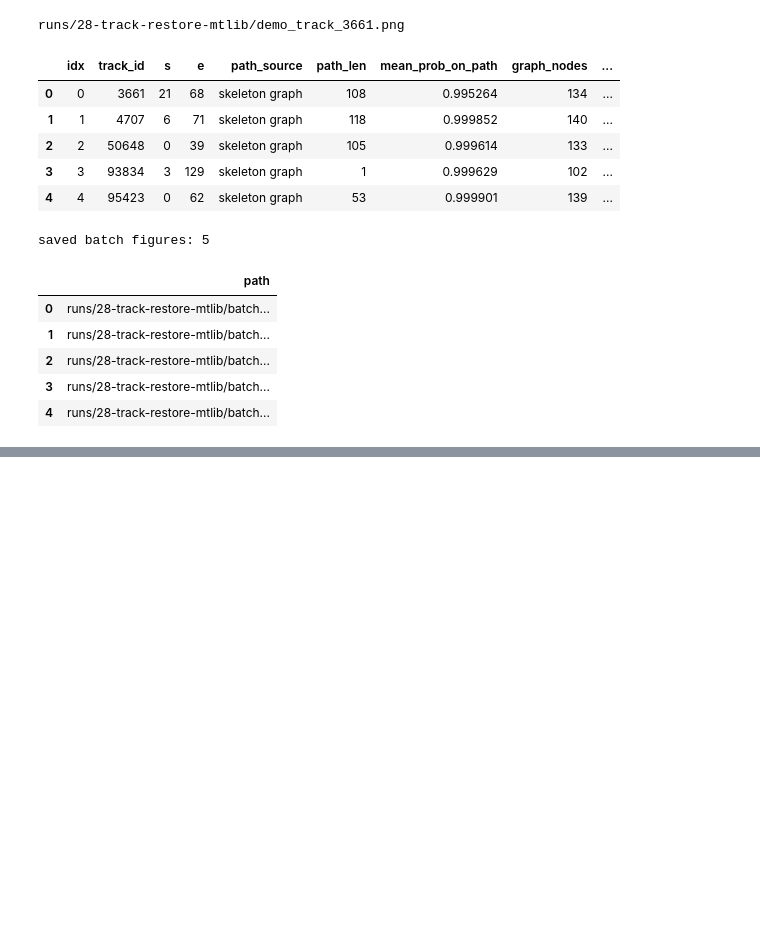
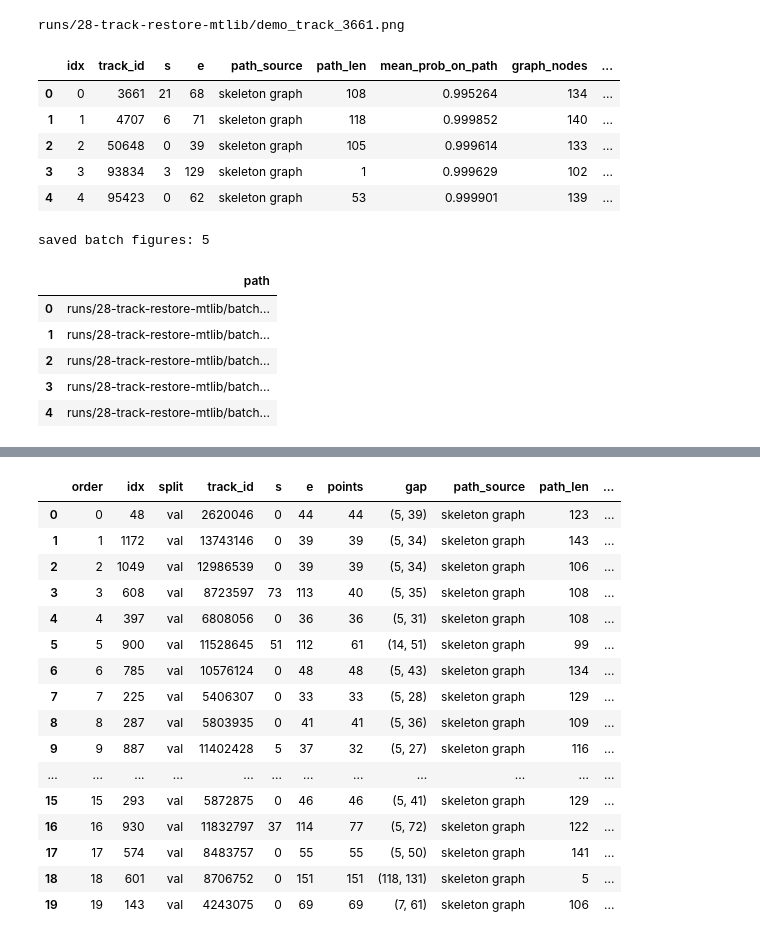
Before and after one commit to mvodya/marinetime-tracer, a Jupyter notebook: research/28b-track-restore-mtlib.ipynb, the cells around one changed output, grey strips where cells are left out. Drawn from its saved outputs; the diff is of its cells as text; code cells hidden in the pictures; blank space fills up the shorter version.

```diff
--- a/research/28b-track-restore-mtlib.ipynb
+++ b/research/28b-track-restore-mtlib.ipynb
@@ -253,0 +291,76 @@ plt.show()
+# %%
+from tqdm.auto import tqdm
+
+try:
+    h5_is_open = bool(h5.id.valid)
+except NameError:
+    h5_is_open = False
+
+if not h5_is_open:
+    h5 = h5py.File(DATASET_PATH, 'r')
+
+mass_rows = []
+for order, idx in enumerate(tqdm(mass_indices, desc='Generate route figures')):
+    example = mass_ds[idx]
+    meta = example['meta']
+    fragment = read_track_fragment(
+        h5,
+        mass_ds.track_index,
+        meta['track_id'],
+        meta['s'],
+        meta['e'],
+    )
+    prob_map, result = predict_and_extract_route(
+        model,
+        example,
+        fragment,
+        grid_cfg=grid_cfg,
+        device=device,
+        extract_config=extract_cfg,
+    )
+
+    gap = tuple(meta['gaps'][0])
+    out_path = MASS_OUT_DIR / (
+        f'{order:03d}_idx_{idx:05d}_track_{int(meta["track_id"])}_'
+        f's{int(meta["s"])}_e{int(meta["e"])}.png'
+    )
+    save_route_comparison_png(
+        out_path,
+        fragment,
+        gap,
+        meta['extent'],
+        prob_map,
+        result,
+        title=(
+            f'{MASS_SPLIT} idx={idx} | track_id={int(meta["track_id"])} | '
+            f'{ROUTE_SOURCE_LABELS.get(result.path_source, result.path_source)} | '
+            f'средняя P={result.mean_prob_on_path:.3f}'
+        ),
+    )
+    mass_rows.append(
+        {
+            'order': order,
+            'idx': int(idx),
+            'split': MASS_SPLIT,
+            'track_id': int(meta['track_id']),
+            's': int(meta['s']),
+            'e': int(meta['e']),
+            'points': int(meta['points']),
+            'gap': gap,
+            'path_source': result.path_source,
+            'path_len': int(len(result.path_cells)),
+            'mean_prob_on_path': float(result.mean_prob_on_path),
+            'graph_nodes': int(result.artifacts.graph.number_of_nodes()),
+            'graph_edges': int(result.artifacts.graph.number_of_edges()),
+            'image_path': str(out_path),
+        }
+    )
+
+mass_summary = pd.DataFrame(mass_rows)
+mass_summary_path = MASS_OUT_DIR / 'summary.csv'
+mass_summary.to_csv(mass_summary_path, index=False)
+
+print('saved figures:', len(mass_summary))
+print('summary     :', mass_summary_path)
+display(mass_summary.head(20))
+# %% [output]
@@ -253,0 +369,17 @@ plt.show()
+|  | order | idx | split | track_id | s | e | points | gap | path_source | path_len | ... |
+| 0 | 0 | 48 | val | 2620046 | 0 | 44 | 44 | (5, 39) | skeleton graph | 123 | ... |
+| 1 | 1 | 1172 | val | 13743146 | 0 | 39 | 39 | (5, 34) | skeleton graph | 143 | ... |
+| 2 | 2 | 1049 | val | 12986539 | 0 | 39 | 39 | (5, 34) | skeleton graph | 106 | ... |
+| 3 | 3 | 608 | val | 8723597 | 73 | 113 | 40 | (5, 35) | skeleton graph | 108 | ... |
+| 4 | 4 | 397 | val | 6808056 | 0 | 36 | 36 | (5, 31) | skeleton graph | 108 | ... |
+| 5 | 5 | 900 | val | 11528645 | 51 | 112 | 61 | (14, 51) | skeleton graph | 99 | ... |
+| 6 | 6 | 785 | val | 10576124 | 0 | 48 | 48 | (5, 43) | skeleton graph | 134 | ... |
+| 7 | 7 | 225 | val | 5406307 | 0 | 33 | 33 | (5, 28) | skeleton graph | 129 | ... |
+| 8 | 8 | 287 | val | 5803935 | 0 | 41 | 41 | (5, 36) | skeleton graph | 109 | ... |
+| 9 | 9 | 887 | val | 11402428 | 5 | 37 | 32 | (5, 27) | skeleton graph | 116 | ... |
+| ... | ... | ... | ... | ... | ... | ... | ... | ... | ... | ... | ... |
+| 15 | 15 | 293 | val | 5872875 | 0 | 46 | 46 | (5, 41) | skeleton graph | 129 | ... |
+| 16 | 16 | 930 | val | 11832797 | 37 | 114 | 77 | (5, 72) | skeleton graph | 122 | ... |
+| 17 | 17 | 574 | val | 8483757 | 0 | 55 | 55 | (5, 50) | skeleton graph | 141 | ... |
+| 18 | 18 | 601 | val | 8706752 | 0 | 151 | 151 | (118, 131) | skeleton graph | 5 | ... |
+| 19 | 19 | 143 | val | 4243075 | 0 | 69 | 69 | (7, 61) | skeleton graph | 106 | ... |
```
Also changed, not shown: parts of 6 cells of this notebook, 2 other files.
